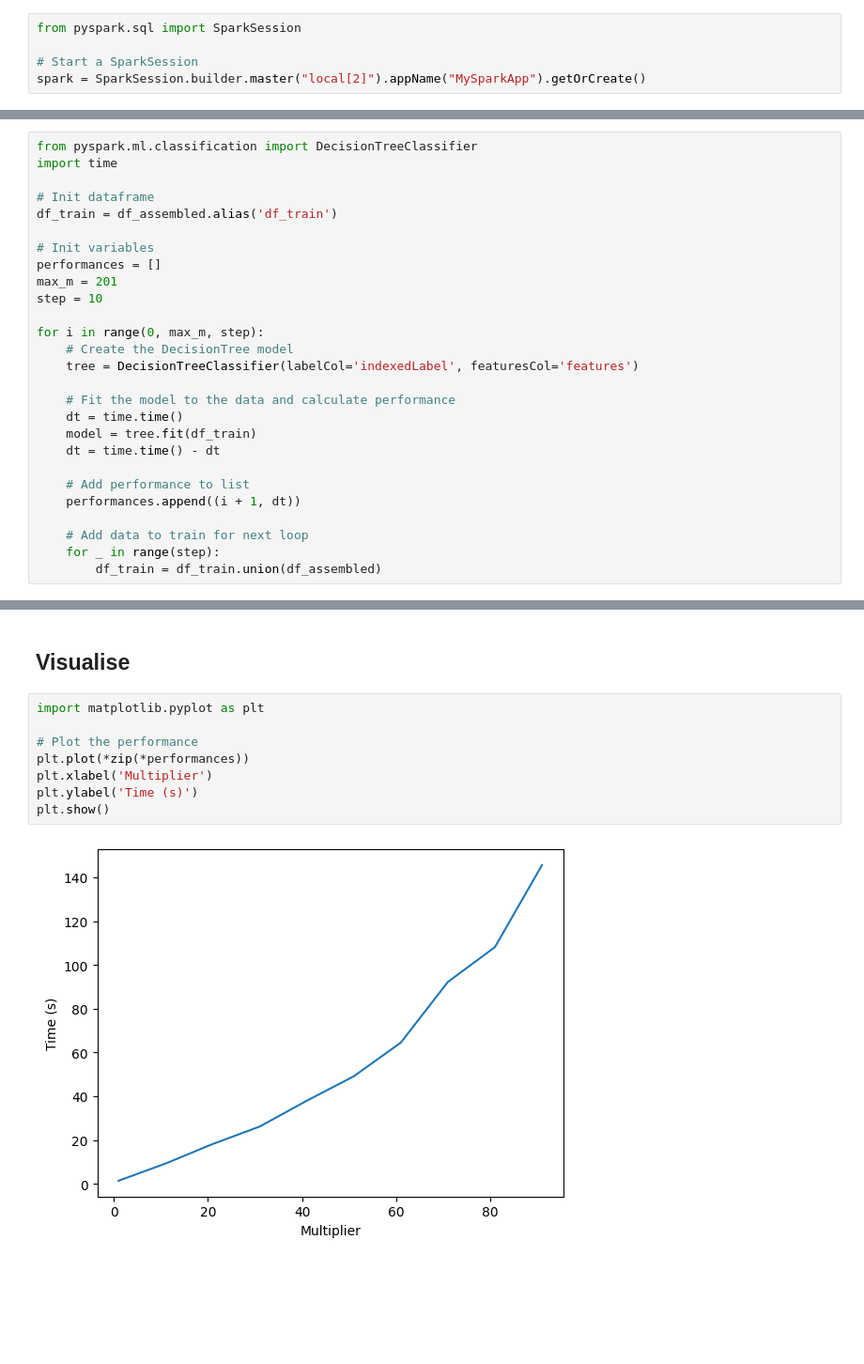
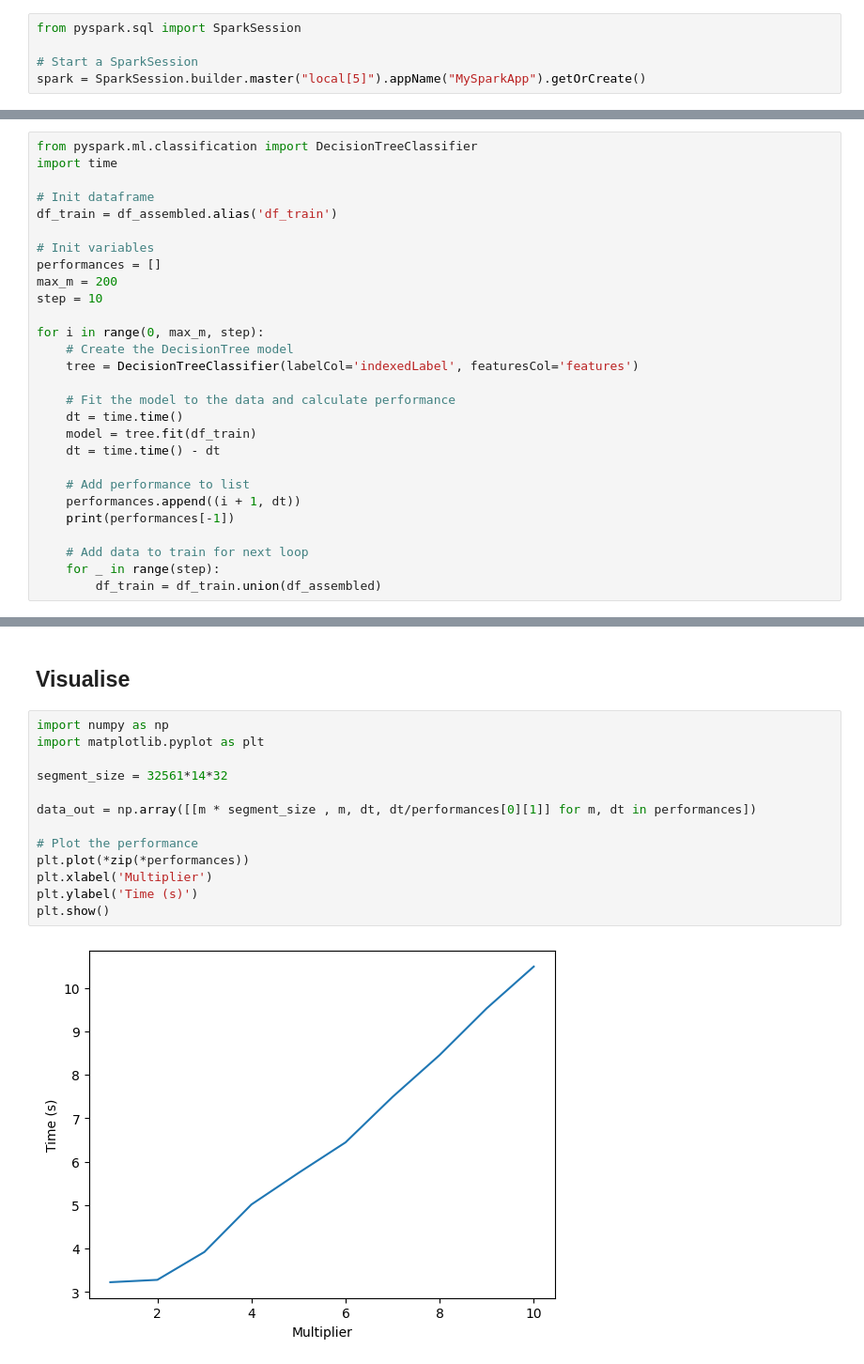
Before and after one commit to BenoitFaure/TP_8INF919, a Jupyter notebook: ml_tree.ipynb, the cells around one changed output, grey strips where cells are left out. Shown at 94% size. Saved outputs shown, nothing was run; the diff lists cells and outputs as text; blank space fills up the shorter version.

```diff
--- a/ml_tree.ipynb
+++ b/ml_tree.ipynb
@@ -6,7 +6,7 @@ Srcipt for testing MR-Tree performance scalability on single node
 from pyspark.sql import SparkSession
 
 # Start a SparkSession
-spark = SparkSession.builder.master("local[2]").appName("MySparkApp").getOrCreate()
+spark = SparkSession.builder.master("local[5]").appName("MySparkApp").getOrCreate()
 # %% [markdown]
 ## Data Processing
 
@@ -131,7 +131,7 @@ df_train = df_assembled.alias('df_train')
 
 # Init variables
 performances = []
-max_m = 201
+max_m = 200
 step = 10
 
 for i in range(0, max_m, step):
@@ -145,6 +145,7 @@ for i in range(0, max_m, step):
 
     # Add performance to list
     performances.append((i + 1, dt))
+    print(performances[-1])
 
     # Add data to train for next loop
     for _ in range(step):
@@ -165,12 +186,17 @@ with open('out/ml_tree_local.csv', 'w') as f:
 # %% [markdown]
 ## Visualise
 # %%
+import numpy as np
 import matplotlib.pyplot as plt
+
+segment_size = 32561*14*32
+
+data_out = np.array([[m * segment_size , m, dt, dt/performances[0][1]] for m, dt in performances])
 
 # Plot the performance
 plt.plot(*zip(*performances))
 plt.xlabel('Multiplier')
 plt.ylabel('Time (s)')
 plt.show()
 # %% [output]
-[figure, old version]
+[figure, new version]
```
Also changed, not shown: parts of 3 cells of this notebook, 16 other files.
